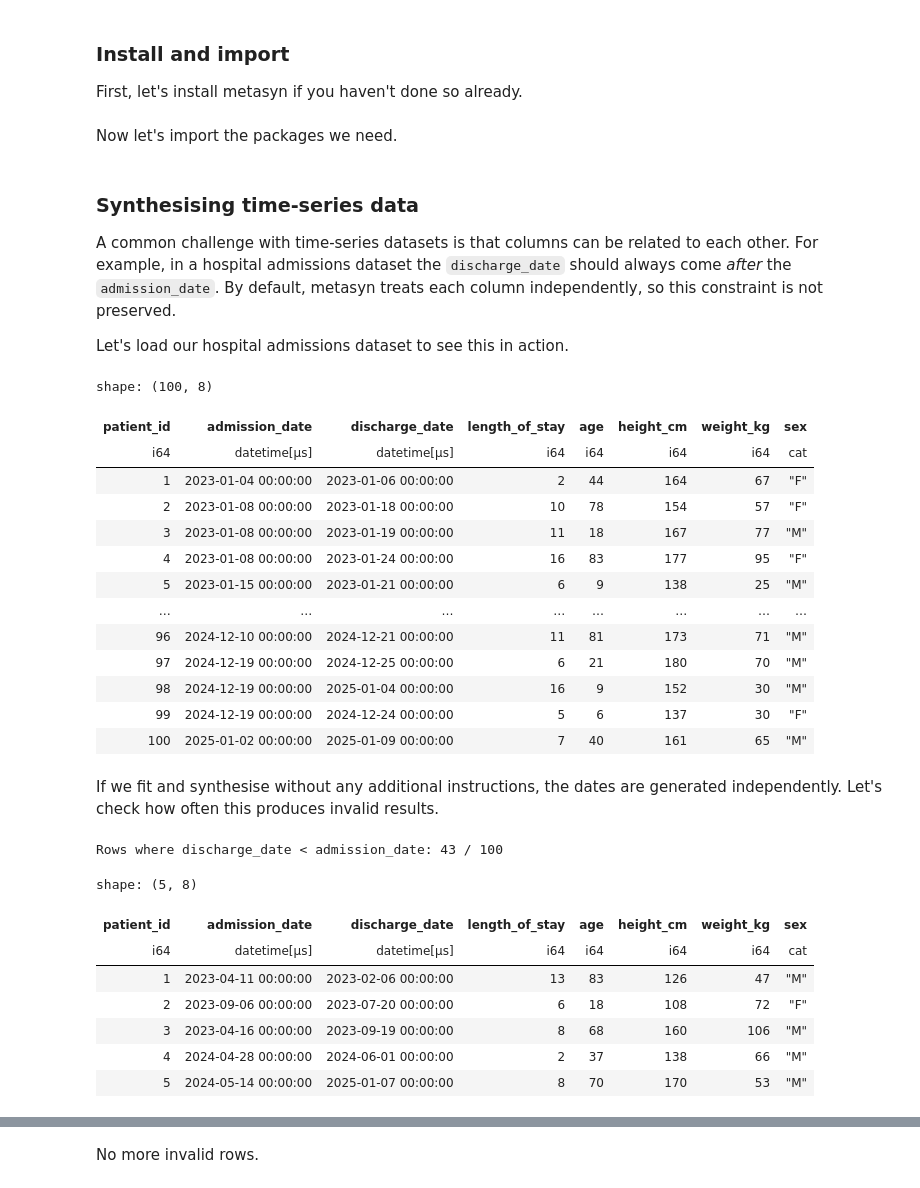
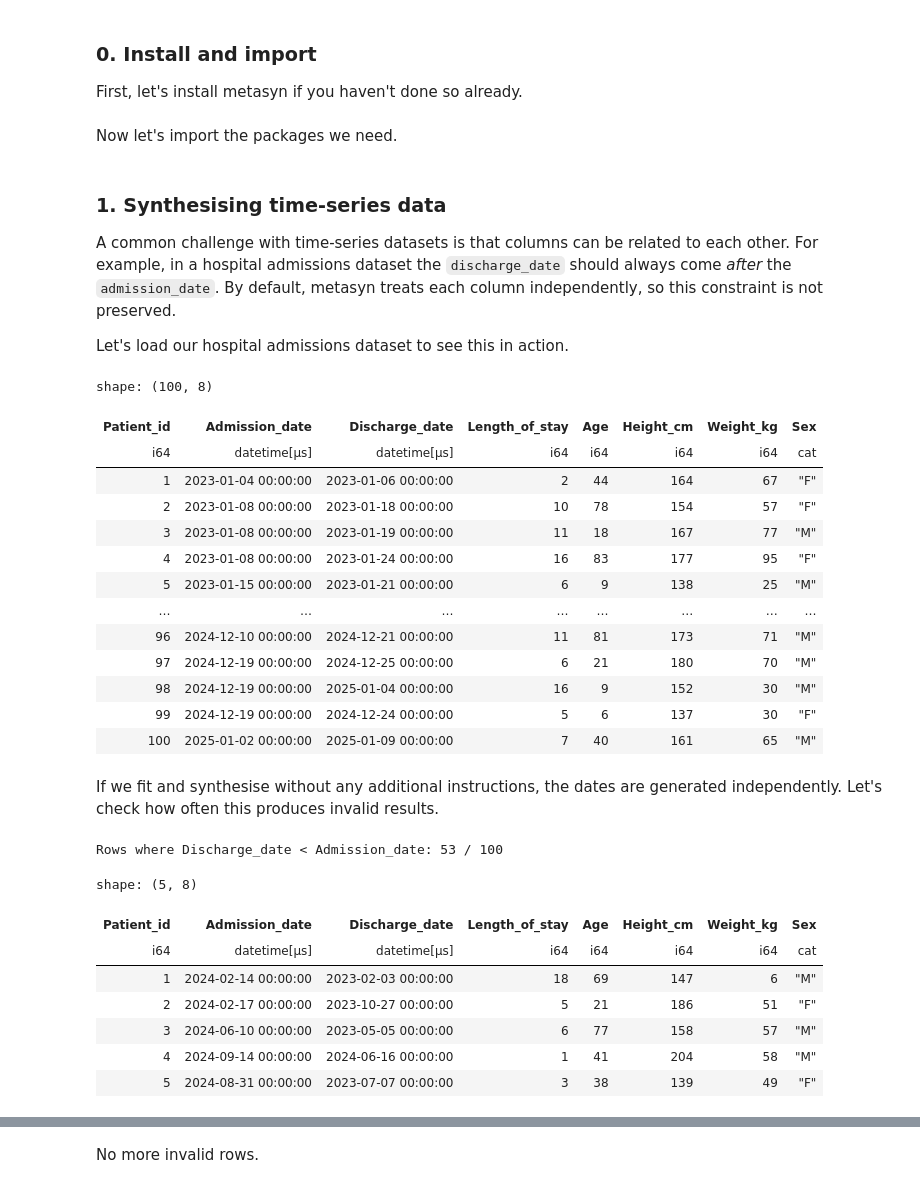
Before and after one commit to sodascience/metasyn, a Jupyter notebook: examples/3_additional_features.ipynb, the cells around one changed output, grey strips where cells are left out. Cells and saved outputs as stored; diff of their text form; code cells hidden in the pictures.

```diff
--- a/examples/3_additional_features.ipynb
+++ b/examples/3_additional_features.ipynb
@@ -11,5 +8,5 @@ In this tutorial we will explore features that go beyond the standard fit-and-sy
 # %% [markdown]
-### Install and import
+### 0. Install and import
 
 First, let's install metasyn if you haven't done so already.
 # %%
@@ -28,7 +24,7 @@ from metasyn.distribution.base import (
     IfThenElse,
 )
 # %% [markdown]
-### Synthesising time-series data
+### 1. Synthesising time-series data
 
 A common challenge with time-series datasets is that columns can be related to each other. For example, in a hospital admissions dataset the `discharge_date` should always come *after* the `admission_date`. By default, metasyn treats each column independently, so this constraint is not preserved.
 
@@ -36,17 +32,17 @@ Let's load our hospital admissions dataset to see this in action.
 # %%
 df = pl.read_csv("../metasyn/demo/demo_hospital_2.csv")
 df = df.with_columns(
-    pl.col("patient_id").cast(pl.Int64),
-    pl.col("admission_date").str.to_datetime(),
-    pl.col("discharge_date").str.to_datetime(),
-    pl.col("length_of_stay").str.extract(r"(\d+)").cast(pl.Int64),
-    pl.col("sex").cast(pl.Categorical),
+    pl.col("Patient_id").cast(pl.Int64),
+    pl.col("Admission_date").str.to_datetime(),
+    pl.col("Discharge_date").str.to_datetime(),
+    pl.col("Length_of_stay").str.extract(r"(\d+)").cast(pl.Int64),
+    pl.col("Sex").cast(pl.Categorical),
 )
 
 df
 # %% [output]
 shape: (100, 8)
-| patient_id | admission_date | discharge_date | length_of_stay | age | height_cm | weight_kg | sex |
+| Patient_id | Admission_date | Discharge_date | Length_of_stay | Age | Height_cm | Weight_kg | Sex |
 | i64 | datetime[μs] | datetime[μs] | i64 | i64 | i64 | i64 | cat |
 | 1 | 2023-01-04 00:00:00 | 2023-01-06 00:00:00 | 2 | 44 | 164 | 67 | "F" |
 | 2 | 2023-01-08 00:00:00 | 2023-01-18 00:00:00 | 10 | 78 | 154 | 57 | "F" |
@@ -64,21 +60,21 @@ If we fit and synthesise without any additional instructions, the dates are gene
 # %%
 builder = MetaFrameBuilder()
 builder.add_dataframe(df, None)
 
-synth_unconstrained = builder.fit().synthesize()
+synth = builder.fit().synthesize()
 
-n_invalid = (synth_unconstrained["discharge_date"] < synth_unconstrained["admission_date"]).sum()
-print(f"\nRows where discharge_date < admission_date: {n_invalid} / {len(synth_unconstrained)}")
+n_invalid = (synth["Discharge_date"] < synth["Admission_date"]).sum()
+print(f"\nRows where Discharge_date < Admission_date: {n_invalid} / {len(synth)}")
 
-synth_unconstrained.head()
+synth.head()
 # %% [output]
-Rows where discharge_date < admission_date: 43 / 100
+Rows where Discharge_date < Admission_date: 53 / 100
 shape: (5, 8)
-| patient_id | admission_date | discharge_date | length_of_stay | age | height_cm | weight_kg | sex |
+| Patient_id | Admission_date | Discharge_date | Length_of_stay | Age | Height_cm | Weight_kg | Sex |
 | i64 | datetime[μs] | datetime[μs] | i64 | i64 | i64 | i64 | cat |
-| 1 | 2023-04-11 00:00:00 | 2023-02-06 00:00:00 | 13 | 83 | 126 | 47 | "M" |
-| 2 | 2023-09-06 00:00:00 | 2023-07-20 00:00:00 | 6 | 18 | 108 | 72 | "F" |
-| 3 | 2023-04-16 00:00:00 | 2023-09-19 00:00:00 | 8 | 68 | 160 | 106 | "M" |
-| 4 | 2024-04-28 00:00:00 | 2024-06-01 00:00:00 | 2 | 37 | 138 | 66 | "M" |
-| 5 | 2024-05-14 00:00:00 | 2025-01-07 00:00:00 | 8 | 70 | 170 | 53 | "M" |
+| 1 | 2024-02-14 00:00:00 | 2023-02-03 00:00:00 | 18 | 69 | 147 | 6 | "M" |
+| 2 | 2024-02-17 00:00:00 | 2023-10-27 00:00:00 | 5 | 21 | 186 | 51 | "F" |
+| 3 | 2024-06-10 00:00:00 | 2023-05-05 00:00:00 | 6 | 77 | 158 | 57 | "M" |
+| 4 | 2024-09-14 00:00:00 | 2024-06-16 00:00:00 | 1 | 41 | 204 | 58 | "M" |
+| 5 | 2024-08-31 00:00:00 | 2023-07-07 00:00:00 | 3 | 38 | 139 | 49 | "F" |
 # %% [markdown]
```
Also changed, not shown: parts of 17 cells of this notebook.
